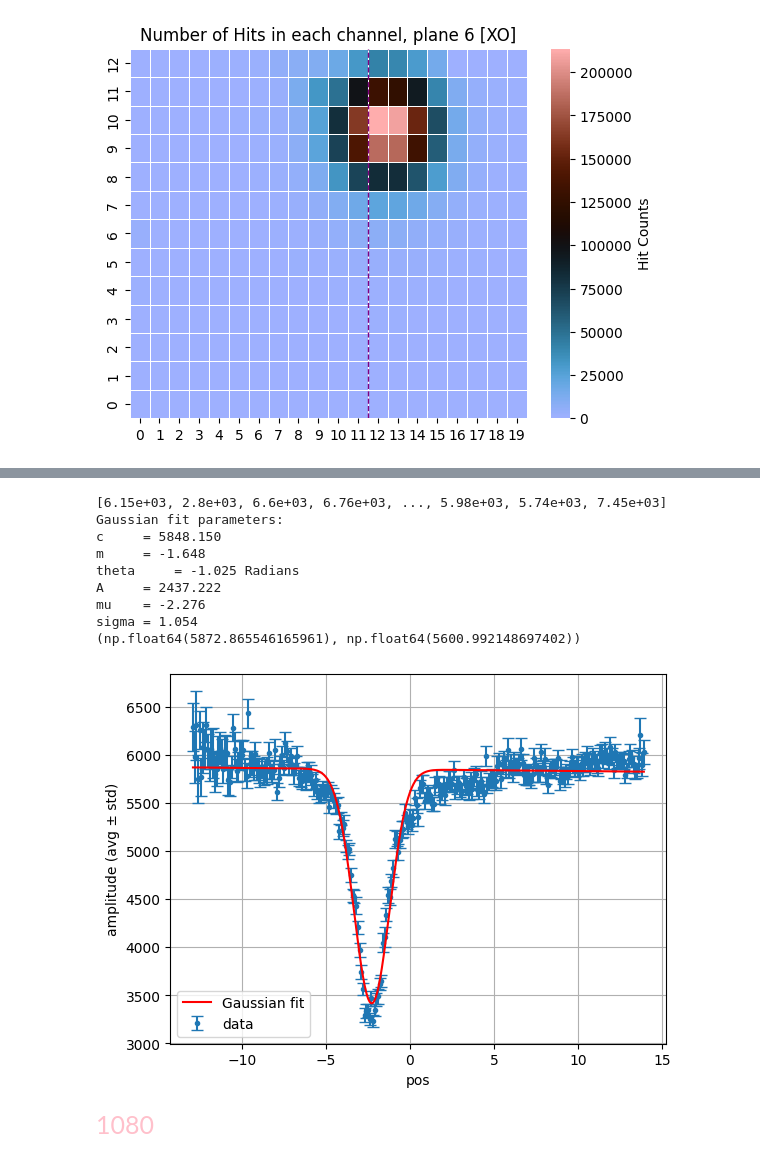
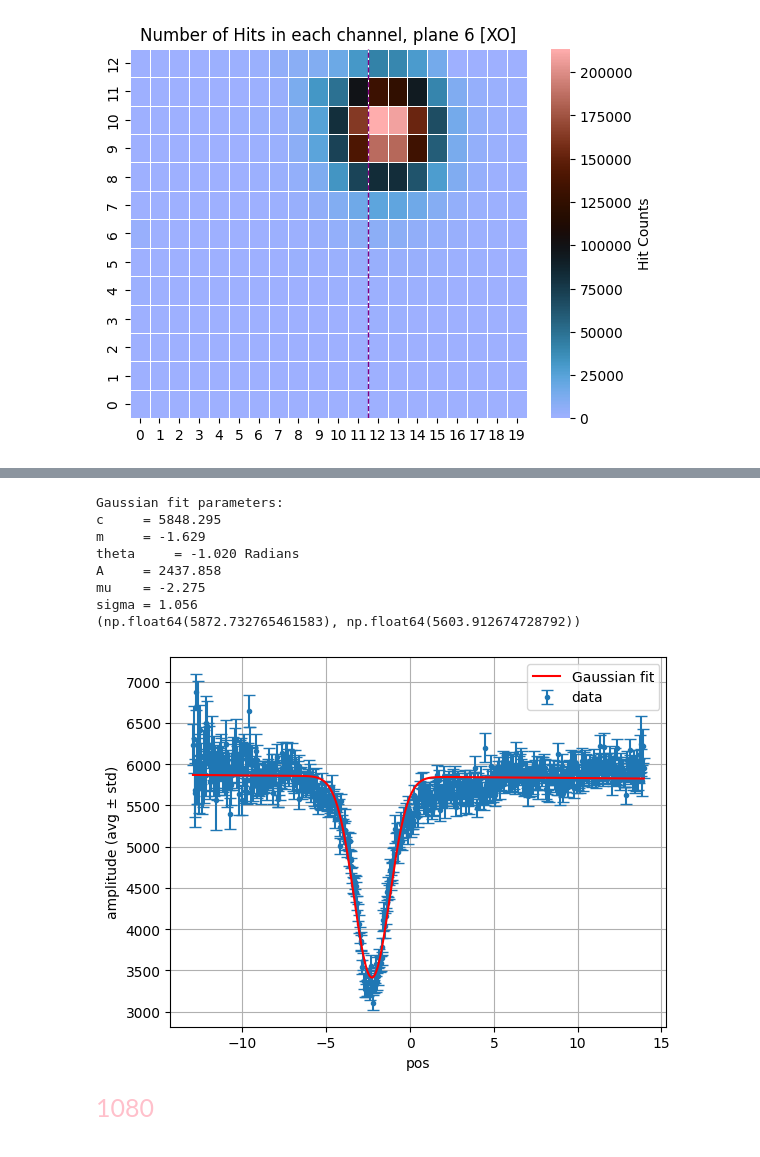
Before and after one commit to Ben-David-Ben/F-Cal-TB-Project, a Jupyter notebook: TB2025_Gap_scope_analysis.ipynb, the cells around one changed output, grey strips where cells are left out. Drawn from its saved outputs; the diff is of its cells as text; code cells hidden in the pictures.

```diff
--- a/TB2025_Gap_scope_analysis.ipynb
+++ b/TB2025_Gap_scope_analysis.ipynb
@@ -55,16 +56,15 @@ sf.avg_energy_scope_colormap(data_scope_1079_corrected, x_borders=25, y_borders=
 # %%
-sf.E_vs_X_scope_gaussian_fit(data_scope_1079_corrected, 0.5, -10, 10, -13, 14)
+sf.E_vs_X_scope_gaussian_fit(data_scope_1079_corrected, 0.5, -10, 10, -13, 14, bin_size=0.05)
 # %% [output]
-[6.15e+03, 2.8e+03, 6.6e+03, 6.76e+03, ..., 5.98e+03, 5.74e+03, 7.45e+03]
 Gaussian fit parameters:
-c     = 5848.150
-m     = -1.648
-theta     = -1.025 Radians
-A     = 2437.222
-mu    = -2.276
-sigma = 1.054
-(np.float64(5872.865546165961), np.float64(5600.992148697402))
+c     = 5848.295
+m     = -1.629
+theta     = -1.020 Radians
+A     = 2437.858
+mu    = -2.275
+sigma = 1.056
+(np.float64(5872.732765461583), np.float64(5603.912674728792))
-[figure, old version]
+[figure, new version]
 # %% [markdown]
 <span style="font-family: arial; font-size:25px; color:pink">
 1080
```
Also changed, not shown: parts of 20 cells of this notebook, 2 other files.
